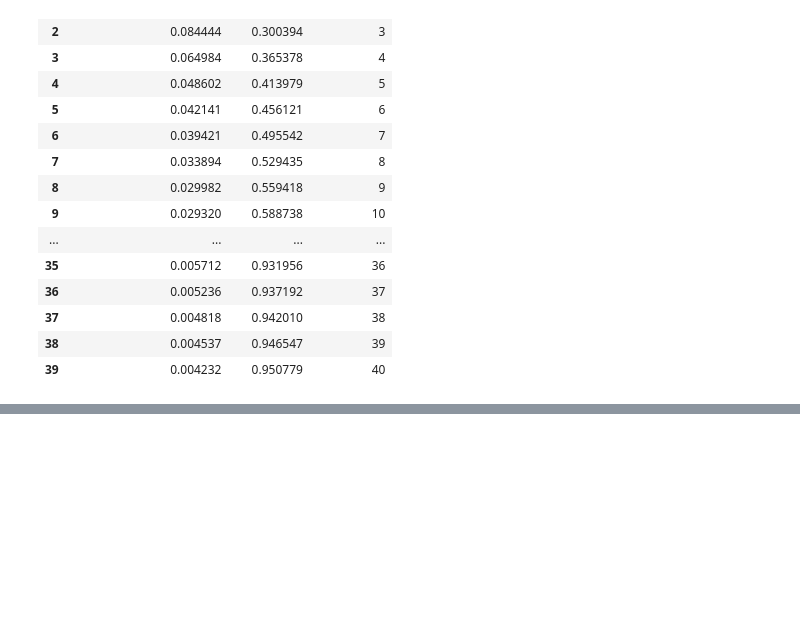
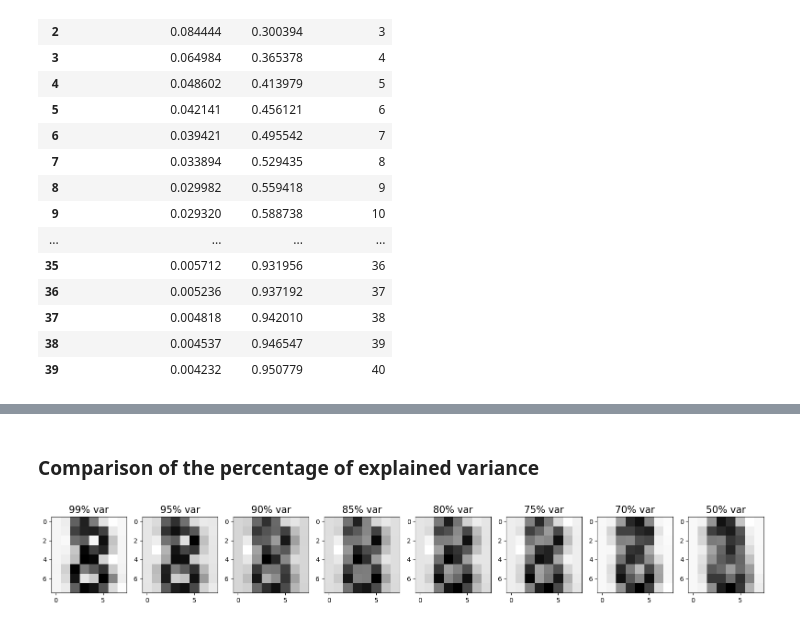
Before and after one commit to davidofitaly/05_clustering_projects, a Jupyter notebook: 03_pca_project.ipynb, the cells around one changed output, grey strips where cells are left out. Drawn from its saved outputs; the diff is of its cells as text; code cells hidden in the pictures; blank space fills up the shorter version.

```diff
--- a/03_pca_project.ipynb
+++ b/03_pca_project.ipynb
@@ -257,3 +260,27 @@ fig = go.Figure(data=[go.Bar(x=results_pca['component'], y=results_pca['explaine
 fig.show()
 # %% [output]
 [interactive output not drawn]
+# %% [markdown]
+### <a name='7'> </a> Comparison of the percentage of explained variance
+# %%
+def make_pca(n_components, data, idx=8):
+    pca = PCA(n_components=n_components)
+    data_pca = pca.fit_transform(data)
+
+    approx = pca.inverse_transform(data_pca)
+
+    # Displaying the reconstructed image
+    plt.imshow(approx[idx].reshape(8, 8), cmap='gray_r', interpolation='nearest')
+    plt.xlabel(f'{pca.n_components_} components', color='white', fontsize=12)
+    plt.title(f'{int(n_components * 100)}% var', color='black', fontsize=15)
+
+# Creating a chart with different variances
+plt.figure(figsize=(16, 10))
+for i, val in enumerate([0.99, 0.95, 0.90, 0.85, 0.8, 0.75, 0.7, 0.5]):
+    plt.subplot(180 + i + 1)
+    make_pca(val, data)
+
+plt.tight_layout()
+plt.show()
+# %% [output]
+[figure, added]
```
Also changed, not shown: parts of 3 cells of this notebook.
